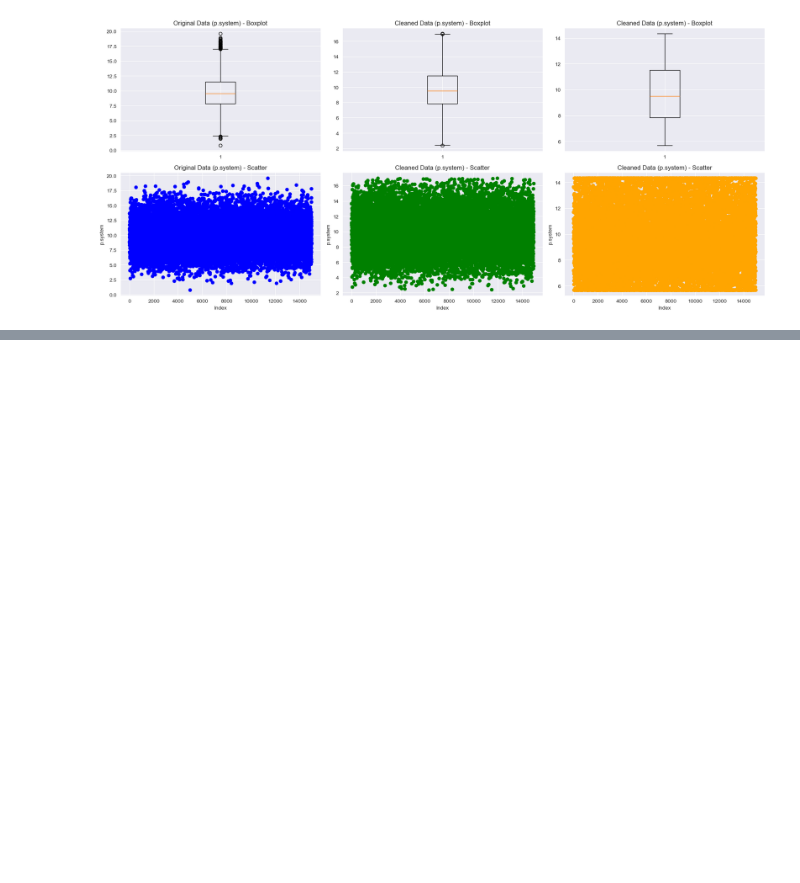
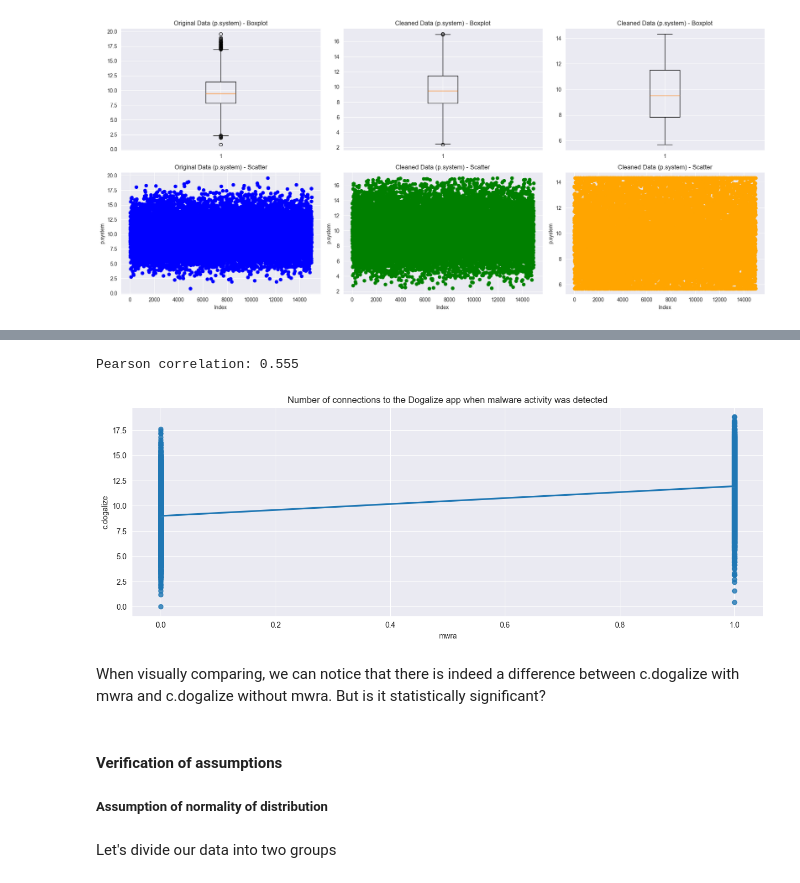
Before and after one commit to justAnArthur/iau-quest, a Jupyter notebook: index.ipynb, the cells around one changed output, grey strips where cells are left out. Cells and saved outputs as stored; diff of their text form; code cells hidden in the pictures; blank space fills up the shorter version.

```diff
--- a/index.ipynb
+++ b/index.ipynb
@@ -726,0 +736,21 @@ for index, attribute in enumerate(significant_attributes):
+# %%
+fig, axes = plt.subplots(figsize=(15, 5))
+sns.regplot(x="mwra", y="c.dogalize", data=connections)
+print("Pearson correlation: %.3f" % connections['mwra'].corr(connections['c.dogalize']))
+
+plt.title('Number of connections to the Dogalize app when malware activity was detected')
+plt.grid(True)
+plt.show()
+# %% [output]
+Pearson correlation: 0.555
+[figure, added]
+# %% [markdown]
+
+When visually comparing, we can notice that there is indeed a difference between c.dogalize with mwra and c.dogalize without mwra.
+But is it statistically significant?
+# %% [markdown]
+#### Verification of assumptions
+
+##### Assumption of normality of distribution
+# %% [markdown]
+Let's divide our data into two groups
```
Also changed, not shown: parts of 46 cells of this notebook.
